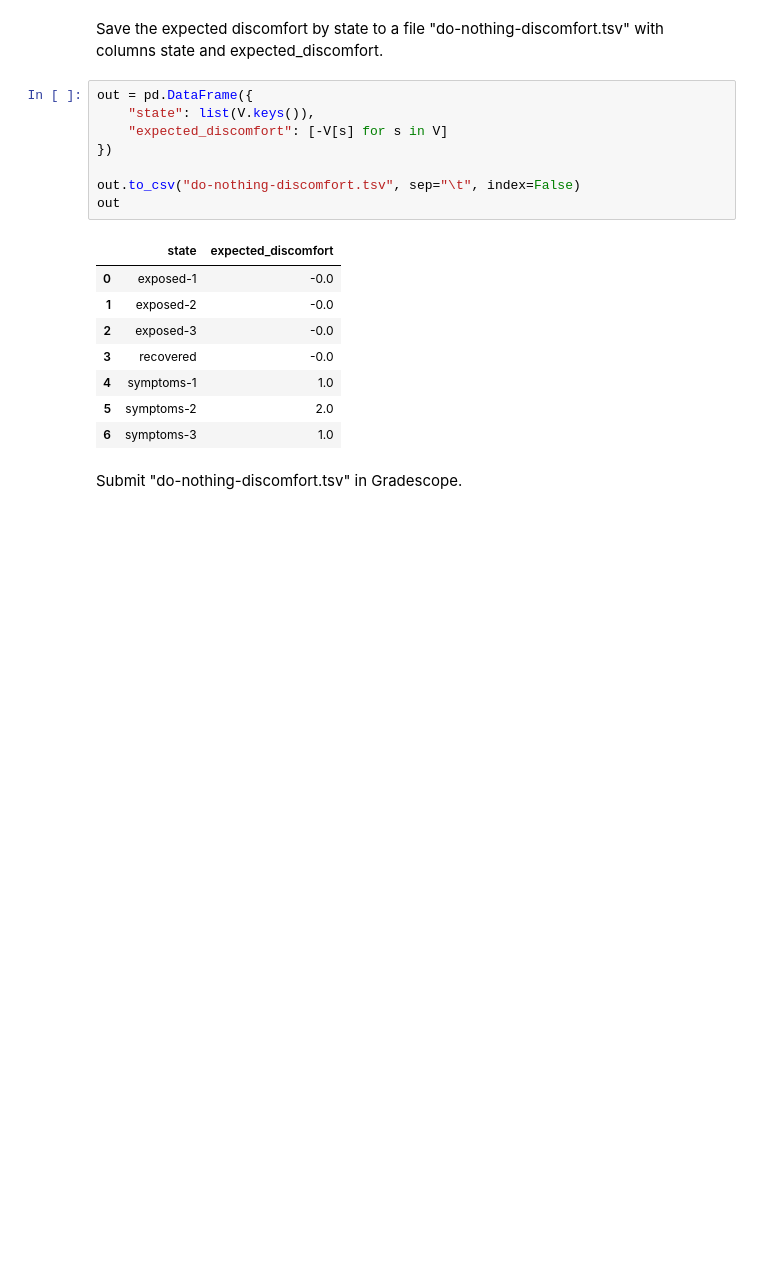
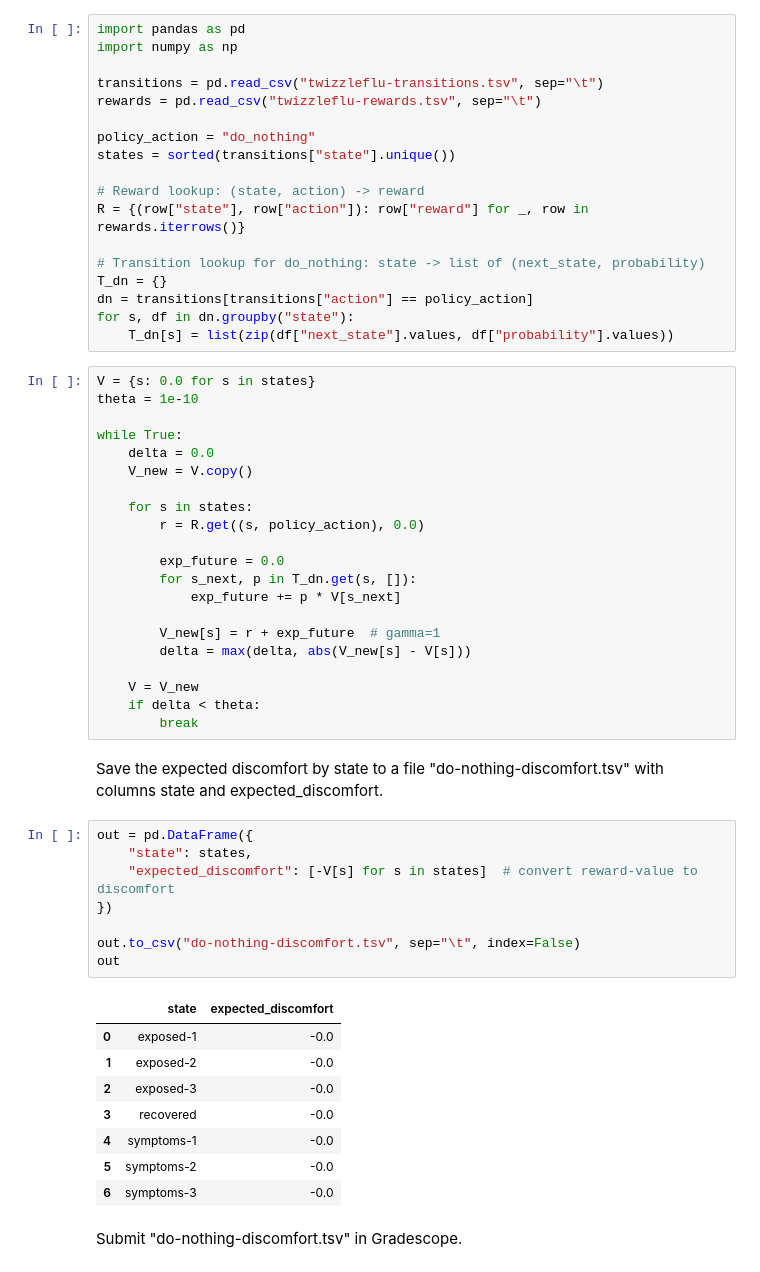
Before and after one commit to mad-haley/dx704-project-06, a Jupyter notebook: project.ipynb, the cells around one changed output. Cells and saved outputs as stored; diff of their text form; blank space fills up the shorter version.

```diff
--- a/project.ipynb
+++ b/project.ipynb
@@ -78,22 +37,61 @@ while True:
+# %%
+import pandas as pd
+import numpy as np
+
+transitions = pd.read_csv("twizzleflu-transitions.tsv", sep="\t")
+rewards = pd.read_csv("twizzleflu-rewards.tsv", sep="\t")
+
+policy_action = "do_nothing"
+states = sorted(transitions["state"].unique())
+
+# Reward lookup: (state, action) -> reward
+R = {(row["state"], row["action"]): row["reward"] for _, row in rewards.iterrows()}
+
+# Transition lookup for do_nothing: state -> list of (next_state, probability)
+T_dn = {}
+dn = transitions[transitions["action"] == policy_action]
+for s, df in dn.groupby("state"):
+    T_dn[s] = list(zip(df["next_state"].values, df["probability"].values))
+# %%
+V = {s: 0.0 for s in states}
+theta = 1e-10
+
+while True:
+    delta = 0.0
+    V_new = V.copy()
+
+    for s in states:
+        r = R.get((s, policy_action), 0.0)
+
+        exp_future = 0.0
+        for s_next, p in T_dn.get(s, []):
+            exp_future += p * V[s_next]
+
+        V_new[s] = r + exp_future  # gamma=1
+        delta = max(delta, abs(V_new[s] - V[s]))
+
+    V = V_new
+    if delta < theta:
+        break
 # %% [markdown]
 Save the expected discomfort by state to a file "do-nothing-discomfort.tsv" with columns state and expected_discomfort.
 # %%
 out = pd.DataFrame({
-    "state": list(V.keys()),
-    "expected_discomfort": [-V[s] for s in V]
+    "state": states,
+    "expected_discomfort": [-V[s] for s in states]  # convert reward-value to discomfort
 })
 
 out.to_csv("do-nothing-discomfort.tsv", sep="\t", index=False)
 out
 # %% [output]
 |  | state | expected_discomfort |
 | 0 | exposed-1 | -0.0 |
 | 1 | exposed-2 | -0.0 |
 | 2 | exposed-3 | -0.0 |
 | 3 | recovered | -0.0 |
-| 4 | symptoms-1 | 1.0 |
-| 5 | symptoms-2 | 2.0 |
-| 6 | symptoms-3 | 1.0 |
+| 4 | symptoms-1 | -0.0 |
+| 5 | symptoms-2 | -0.0 |
+| 6 | symptoms-3 | -0.0 |
 # %% [markdown]
 Submit "do-nothing-discomfort.tsv" in Gradescope.
 # %% [markdown]
```
Also changed, not shown: parts of 2 cells of this notebook, 2 other files.
